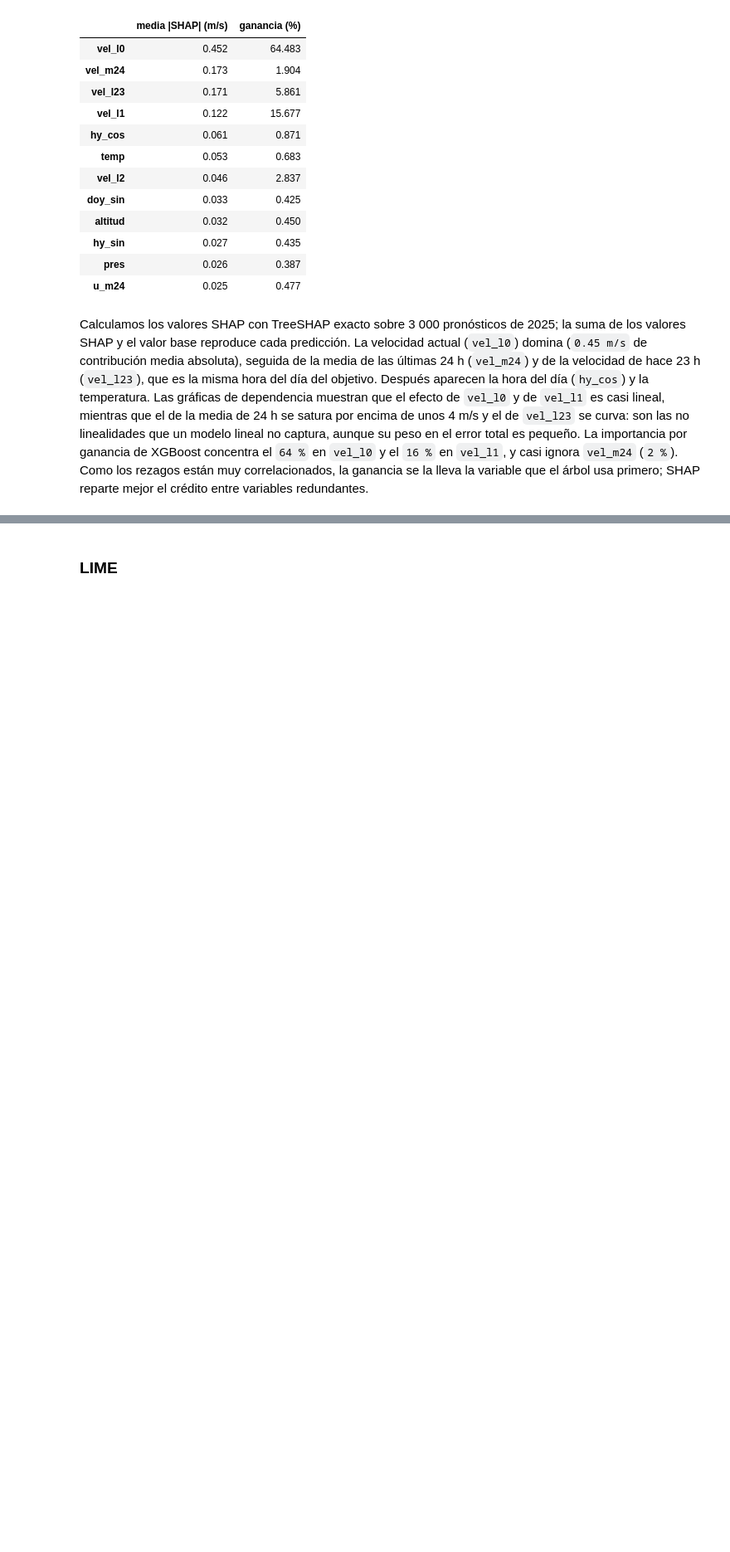
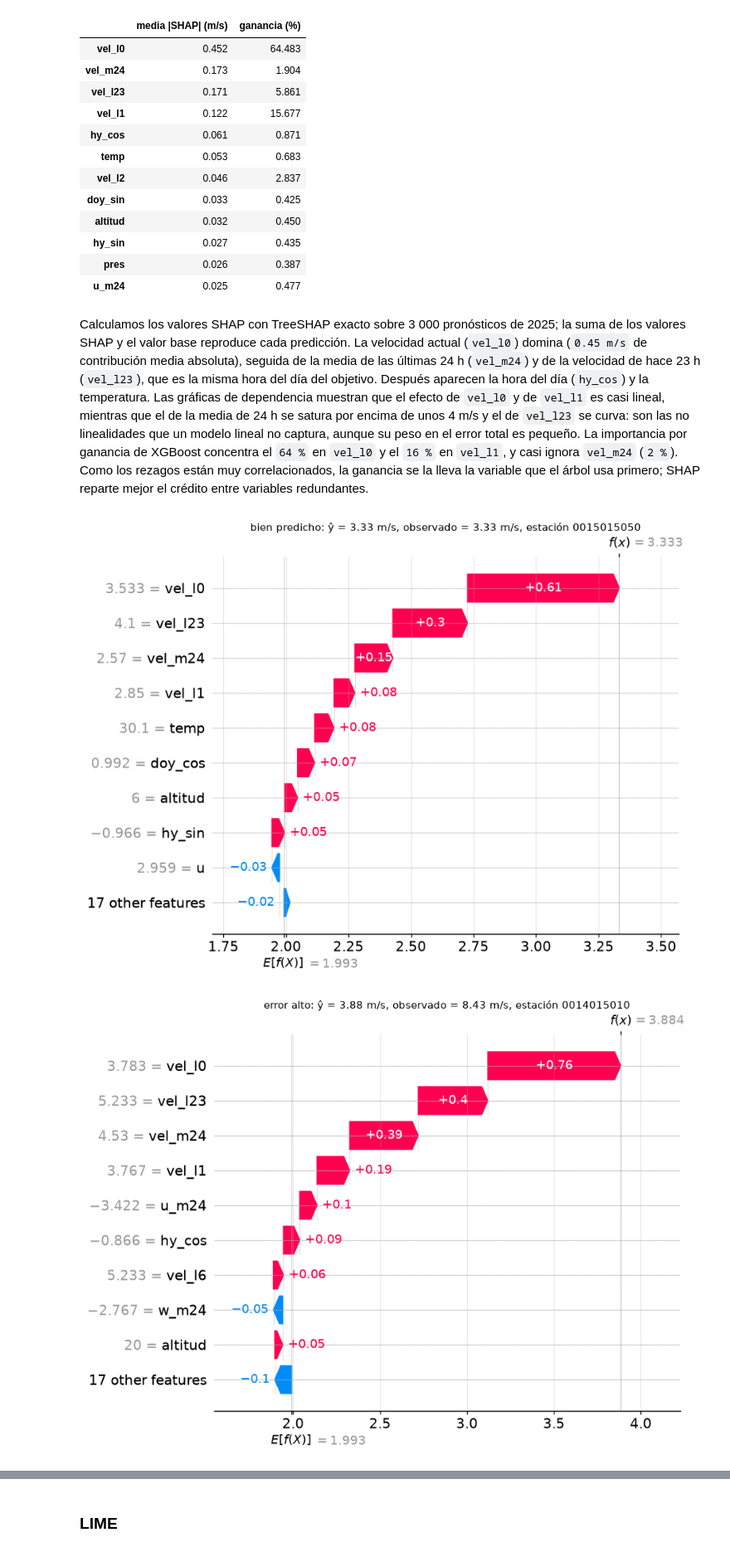
Before and after one commit to yuryenr-ui/entregable1-viento, a Jupyter notebook: entregable3.ipynb, the cells around one changed output, grey strips where cells are left out. Shown at 83% size. Drawn from its saved outputs; the diff is of its cells as text; code cells hidden in the pictures; blank space fills up the shorter version.

```diff
--- a/entregable3.ipynb
+++ b/entregable3.ipynb
@@ -779,3 +920,18 @@ lineal no captura, aunque su peso en el error total es pequeño. La importancia
 el `64 %` en `vel_l0` y el `16 %` en `vel_l1`, y casi ignora `vel_m24` (`2 %`). Como los rezagos están muy
 correlacionados, la ganancia se la lleva la variable que el árbol usa primero; SHAP reparte mejor el crédito
 entre variables redundantes.
+# %%
+# explicación local: el pronóstico con menor y con mayor error absoluto entre los 3 000 de la muestra
+p_s = booster.predict(xgb.DMatrix(Xs))
+err_s = np.abs(y_te[idx_shap] - p_s)
+locales = {"bien predicho": int(np.argmin(err_s)), "error alto": int(np.argmax(err_s))}
+for titulo, j in locales.items():
+    shap.plots.waterfall(shap.Explanation(shap_vals[j], base, Xs.iloc[j].to_numpy(), feature_names=F),
+                         max_display=10, show=False)
+    plt.title(f"{titulo}: ŷ = {p_s[j]:.2f} m/s, observado = {y_te[idx_shap][j]:.2f} m/s, "
+              f"estación {TE.est.iloc[idx_shap[j]]}", fontsize=10)
+    plt.show()
+pd.DataFrame({t: Xs.iloc[j][["vel_l0", "vel_l23", "vel_m24", "hy_cos"]] for t, j in locales.items()}).T.round(2)
+# %% [output]
+[figure, added]
+[figure, added]
```
Also changed, not shown: parts of 15 cells of this notebook, 18 other files.
